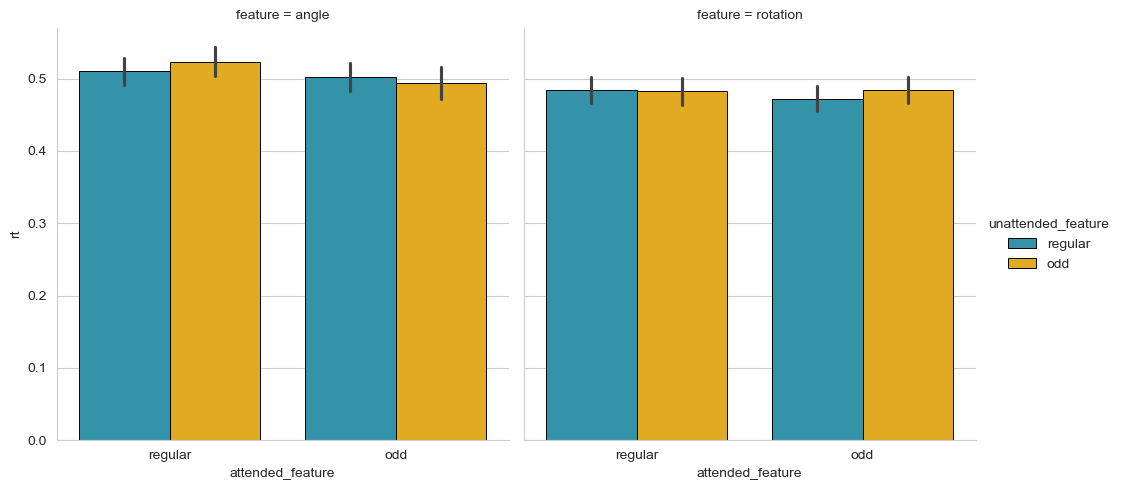
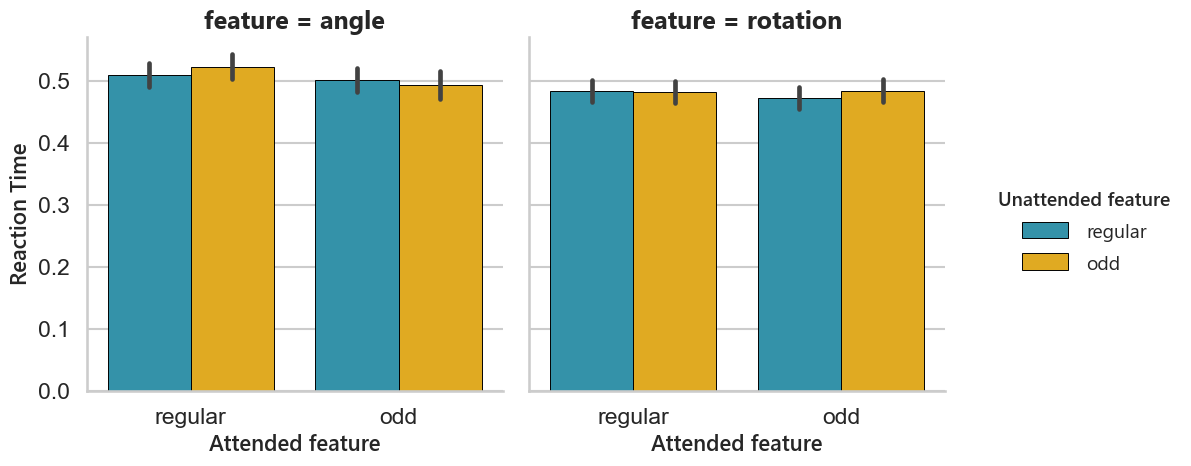
The change to this notebook cell's code, shown as a diff; its figure went from the first image to the second:
--- before
+++ after
@@ -13,4 +13,9 @@
             palette=line_colours1)
 # g.set(ylim= .7)
-
+g.set_titles(fontdict={'family': 'Segoe UI', 'weight': 'bold', 'size': 14})
+g.set_xlabels('Attended feature',fontdict={'family': 'Segoe UI', 'weight': 'semibold','size':16})
+g.set_ylabels('Reaction Time',fontdict={'family': 'Segoe UI', 'weight': 'semibold','size':16})
+g._legend.set_title('Unattended feature')
+plt.setp(g._legend.get_title(), fontfamily='Segoe UI', fontweight='semibold', fontsize=14)
+plt.setp(g._legend.get_texts(), fontfamily='Segoe UI', fontsize=14)
 plt.show()

Commit: deconvolution scripts